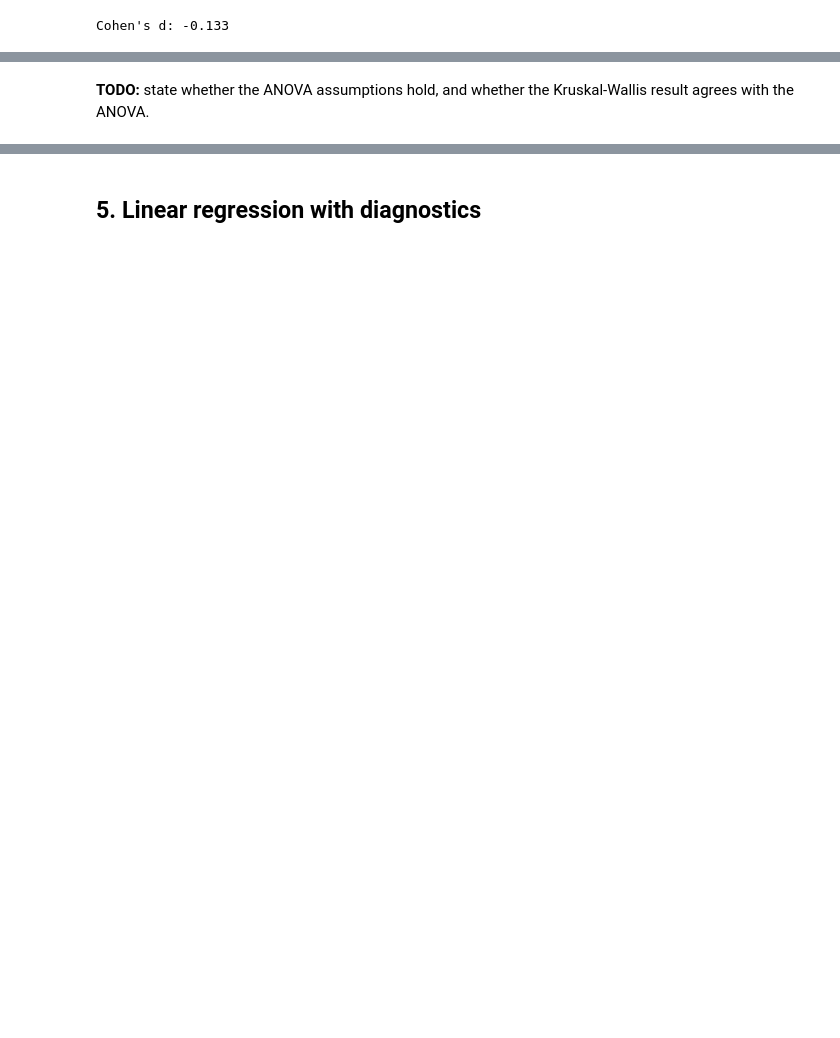
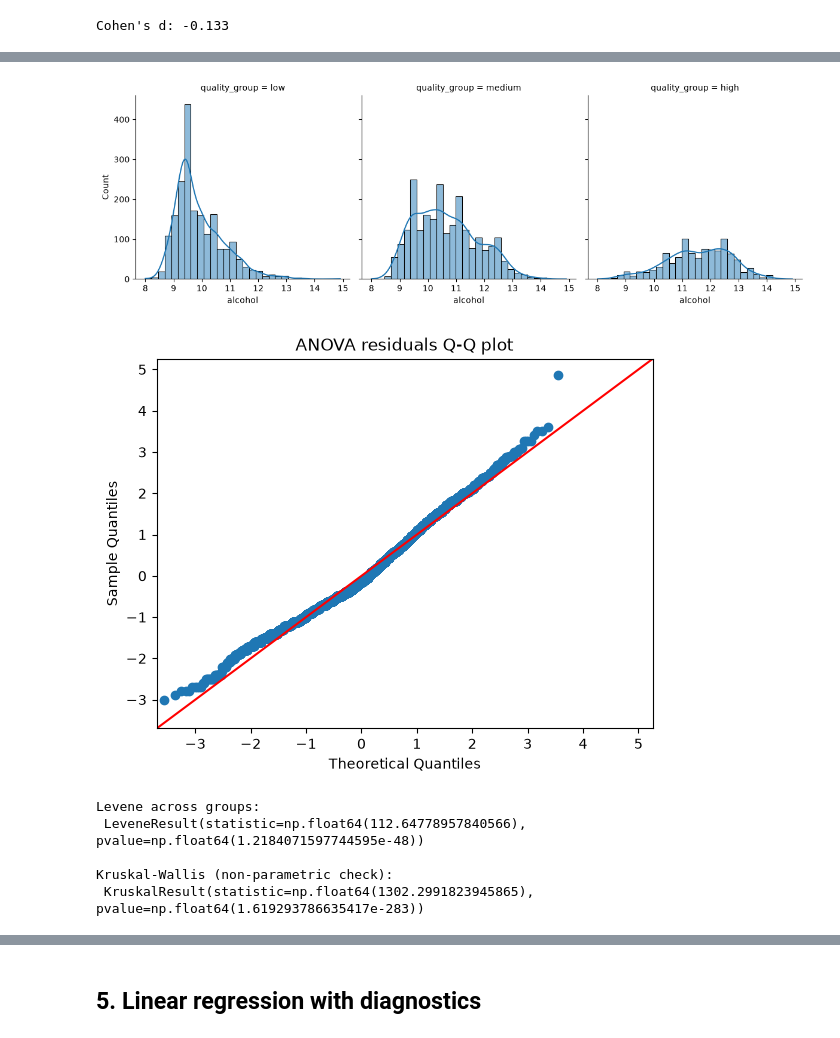
Before and after one commit to claudiabesilva/data-science-portfolio, a Jupyter notebook: Wine_quality_analysis/wine_quality_analysis.ipynb, the cells around one changed output, grey strips where cells are left out. Saved outputs shown, nothing was run; the diff lists cells and outputs as text; code cells hidden in the pictures; blank space fills up the shorter version.

```diff
--- a/Wine_quality_analysis/wine_quality_analysis.ipynb
+++ b/Wine_quality_analysis/wine_quality_analysis.ipynb
@@ -328,7 +350,24 @@ for group, values in df.groupby("quality_group", observed=True)["alcohol"]:
 # %%
-# ANOVA assumptions: residual normality and equal variances
+# Histogram of alcohol for each quality group, with a smooth density curve
+sns.displot(data=df, x="alcohol", col="quality_group", kde=True, bins=30, height=4)
+plt.show()
+
+# ANOVA assumptions: residual normality
 sm.qqplot(anova_model.resid, line="45", fit=True)
 plt.title("ANOVA residuals Q-Q plot")
 plt.show()
-print("Levene across groups:", stats.levene(*[g["alcohol"].values for _, g in df.groupby("quality_group", observed=True)]))
-print("Kruskal-Wallis (non-parametric check):", stats.kruskal(*[g["alcohol"].values for _, g in df.groupby("quality_group", observed=True)]))
+#
+
+#Levene's test for equal variances and Kruskal-Wallis test for non-parametric check
+print("Levene across groups: \n", stats.levene(*[g["alcohol"].values for _, g in df.groupby("quality_group", observed=True)]))
+print("\nKruskal-Wallis (non-parametric check):\n", stats.kruskal(*[g["alcohol"].values for _, g in df.groupby("quality_group", observed=True)]))
+
+#
+# %% [output]
+[figure, added]
+[figure, added]
+Levene across groups:
+ LeveneResult(statistic=np.float64(112.64778957840566), pvalue=np.float64(1.2184071597744595e-48))
+
+Kruskal-Wallis (non-parametric check):
+ KruskalResult(statistic=np.float64(1302.2991823945865), pvalue=np.float64(1.619293786635417e-283))
@@ -339,2 +373,0 @@ print(pairwise_tukeyhsd(df["alcohol"], df["quality_group"]))
-# %% [markdown]
-**TODO:** state whether the ANOVA assumptions hold, and whether the Kruskal-Wallis result agrees with the ANOVA.
```
Also changed, not shown: parts of 29 cells of this notebook.
